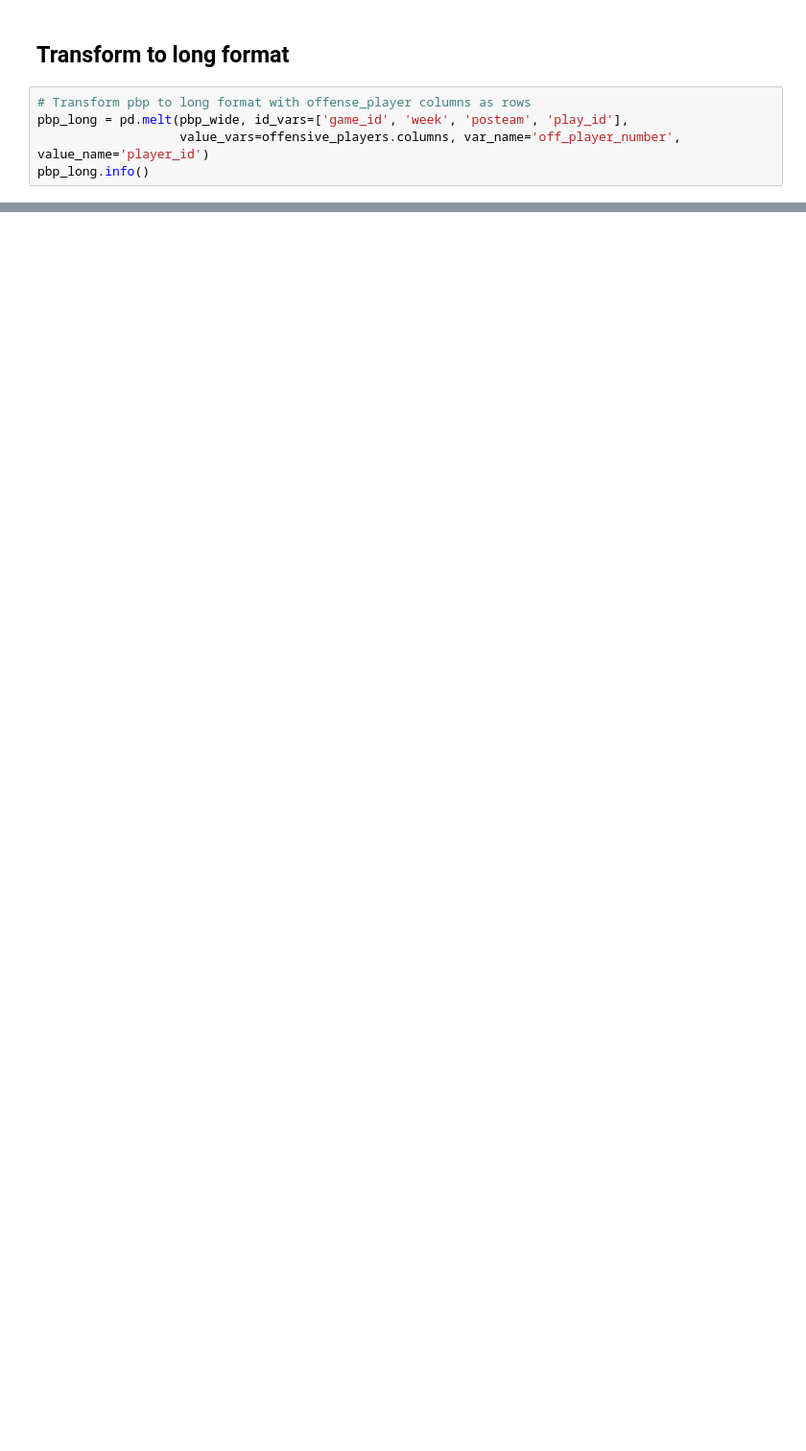
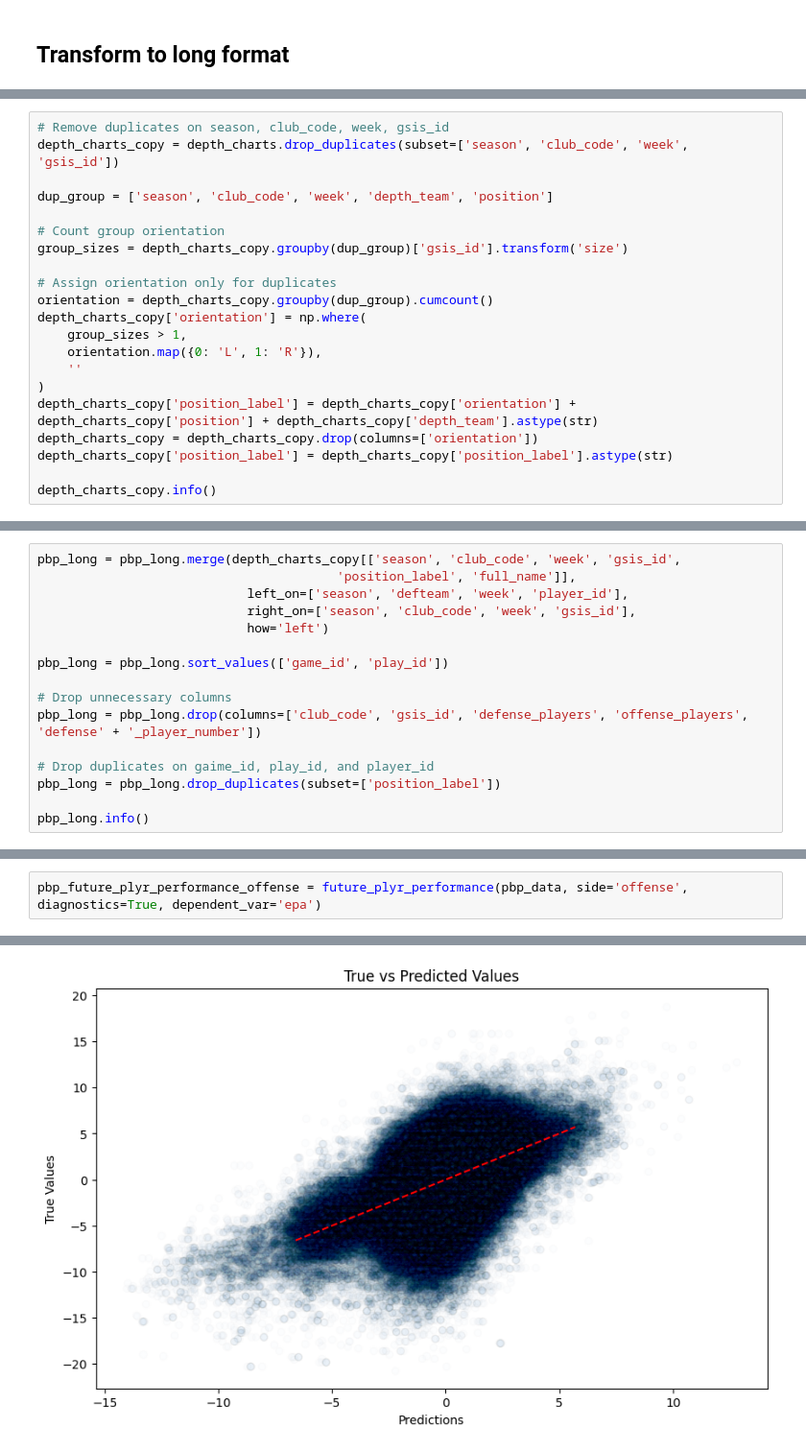
Before and after one commit to jackdepree/FFInsights, a Jupyter notebook: code/trying_out_nflstats.ipynb, the cells around one changed output, grey strips where cells are left out. Shown at 96% size. Saved outputs shown, nothing was run; the diff lists cells and outputs as text; blank space fills up the shorter version.

```diff
--- a/code/trying_out_nflstats.ipynb
+++ b/code/trying_out_nflstats.ipynb
@@ -304,7 +304,2 @@ pbp_data['fixed_drive_result'] = pbp_data['fixed_drive_result'].replace({
 # %% [markdown]
 ## Transform to long format
-# %%
-# Transform pbp to long format with offense_player columns as rows
-pbp_long = pd.melt(pbp_wide, id_vars=['game_id', 'week', 'posteam', 'play_id'],
-                   value_vars=offensive_players.columns, var_name='off_player_number', value_name='player_id')
-pbp_long.info()
@@ -776,0 +347,21 @@ future_avg_plyr_yards MSE: 0.20595894879484467, R2: 0.9575883056994852
+# %%
+# Remove duplicates on season, club_code, week, gsis_id
+depth_charts_copy = depth_charts.drop_duplicates(subset=['season', 'club_code', 'week', 'gsis_id'])
+
+dup_group = ['season', 'club_code', 'week', 'depth_team', 'position']
+
+# Count group orientation
+group_sizes = depth_charts_copy.groupby(dup_group)['gsis_id'].transform('size')
+
+# Assign orientation only for duplicates
+orientation = depth_charts_copy.groupby(dup_group).cumcount()
+depth_charts_copy['orientation'] = np.where(
+    group_sizes > 1,
+    orientation.map({0: 'L', 1: 'R'}),
+    ''
+)
+depth_charts_copy['position_label'] = depth_charts_copy['orientation'] + depth_charts_copy['position'] + depth_charts_copy['depth_team'].astype(str)
+depth_charts_copy = depth_charts_copy.drop(columns=['orientation'])
+depth_charts_copy['position_label'] = depth_charts_copy['position_label'].astype(str)
+
+depth_charts_copy.info()
@@ -776,0 +386,16 @@ future_avg_plyr_yards MSE: 0.20595894879484467, R2: 0.9575883056994852
+# %%
+pbp_long = pbp_long.merge(depth_charts_copy[['season', 'club_code', 'week', 'gsis_id',
+                                        'position_label', 'full_name']],
+                            left_on=['season', 'defteam', 'week', 'player_id'],
+                            right_on=['season', 'club_code', 'week', 'gsis_id'],
+                            how='left')
+
+pbp_long = pbp_long.sort_values(['game_id', 'play_id'])
+
+# Drop unnecessary columns
+pbp_long = pbp_long.drop(columns=['club_code', 'gsis_id', 'defense_players', 'offense_players', 'defense' + '_player_number'])
+
+# Drop duplicates on gaime_id, play_id, and player_id
+pbp_long = pbp_long.drop_duplicates(subset=['position_label'])
+
+pbp_long.info()
@@ -776,0 +700,3 @@ future_avg_plyr_yards MSE: 0.20595894879484467, R2: 0.9575883056994852
+# %%
+pbp_future_plyr_performance_offense = future_plyr_performance(pbp_data, side='offense', diagnostics=True, dependent_var='epa')
+# %% [output]
@@ -776,0 +723 @@ future_avg_plyr_yards MSE: 0.20595894879484467, R2: 0.9575883056994852
+[figure, added]
```
Also changed, not shown: parts of 40 cells of this notebook.
